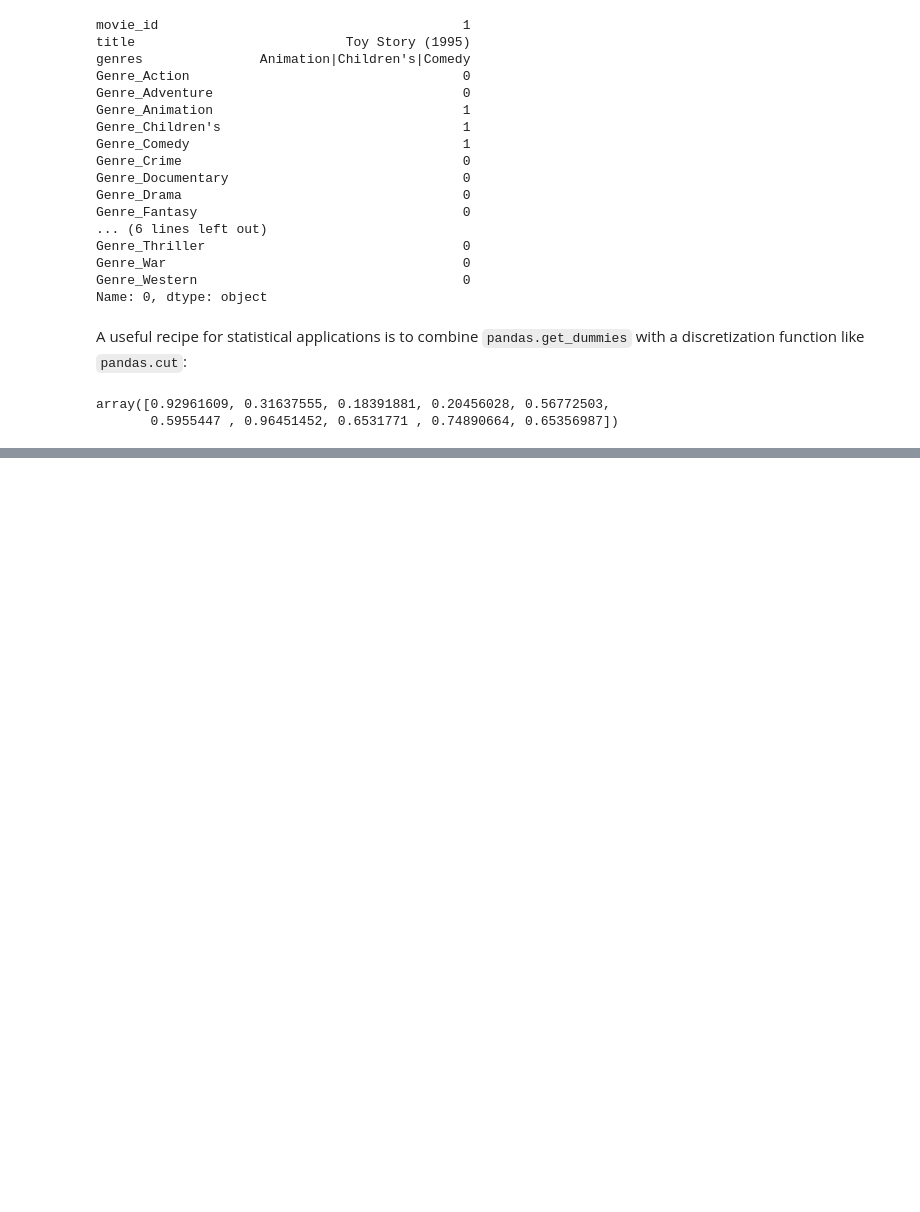
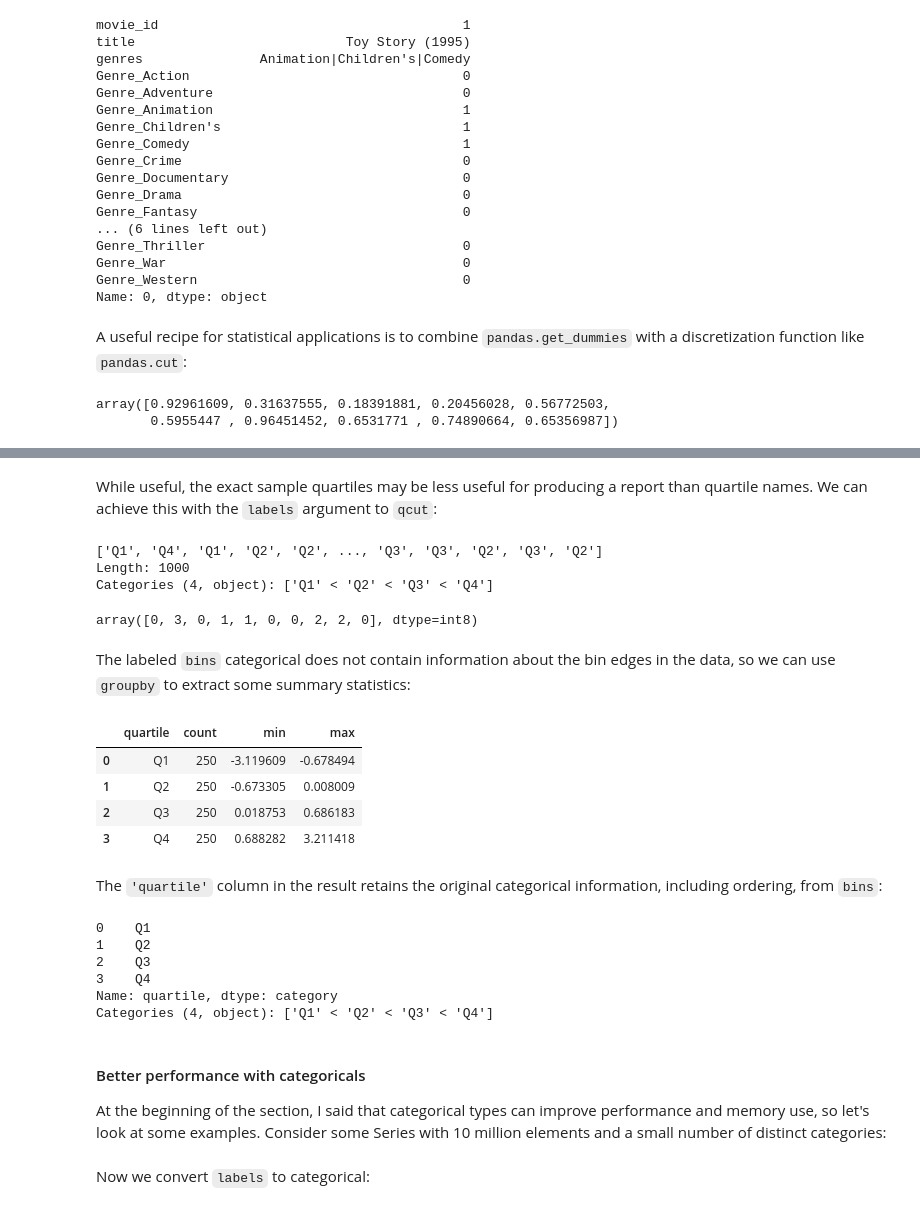
Before and after one commit to TimLinkous/McKinneyBook, a Jupyter notebook: Chapter678/CH 7.ipynb, the cells around one changed output, grey strips where cells are left out. Drawn from its saved outputs; the diff is of its cells as text; code cells hidden in the pictures; blank space fills up the shorter version.

```diff
--- a/Chapter678/CH 7.ipynb
+++ b/Chapter678/CH 7.ipynb
@@ -910,0 +1531,6 @@ array([0.92961609, 0.31637555, 0.18391881, 0.20456028, 0.56772503,
+# %%
+rng = np.random.default_rng(seed=12345)
+
+draws = rng.standard_normal(1000)
+
+draws[:5]
@@ -910,0 +1549,45 @@ array([0.92961609, 0.31637555, 0.18391881, 0.20456028, 0.56772503,
+# %% [markdown]
+While useful, the exact sample quartiles may be less useful for producing a report than quartile names. We can achieve this with the `labels` argument to `qcut`:
+# %%
+bins = pd.qcut(draws, 4, labels=['Q1', 'Q2', 'Q3', 'Q4'])
+# %%
+bins
+# %% [output]
+['Q1', 'Q4', 'Q1', 'Q2', 'Q2', ..., 'Q3', 'Q3', 'Q2', 'Q3', 'Q2']
+Length: 1000
+Categories (4, object): ['Q1' < 'Q2' < 'Q3' < 'Q4']
+# %%
+bins.codes[:10]
+# %% [output]
+array([0, 3, 0, 1, 1, 0, 0, 2, 2, 0], dtype=int8)
+# %% [markdown]
+The labeled `bins` categorical does not contain information about the bin edges in the data, so we can use `groupby` to extract some summary statistics:
+# %%
+bins = pd.Series(bins, name='quartile')
+
+results = (pd.Series(draws)
+           .groupby(bins)
+           .agg(['count', 'min', 'max'])
+           .reset_index())
+results
+# %% [output]
+|  | quartile | count | min | max |
+| 0 | Q1 | 250 | -3.119609 | -0.678494 |
+| 1 | Q2 | 250 | -0.673305 | 0.008009 |
+| 2 | Q3 | 250 | 0.018753 | 0.686183 |
+| 3 | Q4 | 250 | 0.688282 | 3.211418 |
+# %% [markdown]
+The `'quartile'` column in the result retains the original categorical information, including ordering, from `bins`:
+# %%
+results['quartile']
+# %% [output]
+0    Q1
+1    Q2
+2    Q3
+3    Q4
+Name: quartile, dtype: category
+Categories (4, object): ['Q1' < 'Q2' < 'Q3' < 'Q4']
+# %% [markdown]
+#### Better performance with categoricals
+
+At the beginning of the section, I said that categorical types can improve performance and memory use, so let's look at some examples. Consider some Series with 10 million elements and a small number of distinct categories:
@@ -910,0 +1597,2 @@ array([0.92961609, 0.31637555, 0.18391881, 0.20456028, 0.56772503,
+# %% [markdown]
+Now we convert `labels` to categorical:
```
Also changed, not shown: parts of 165 cells of this notebook.
